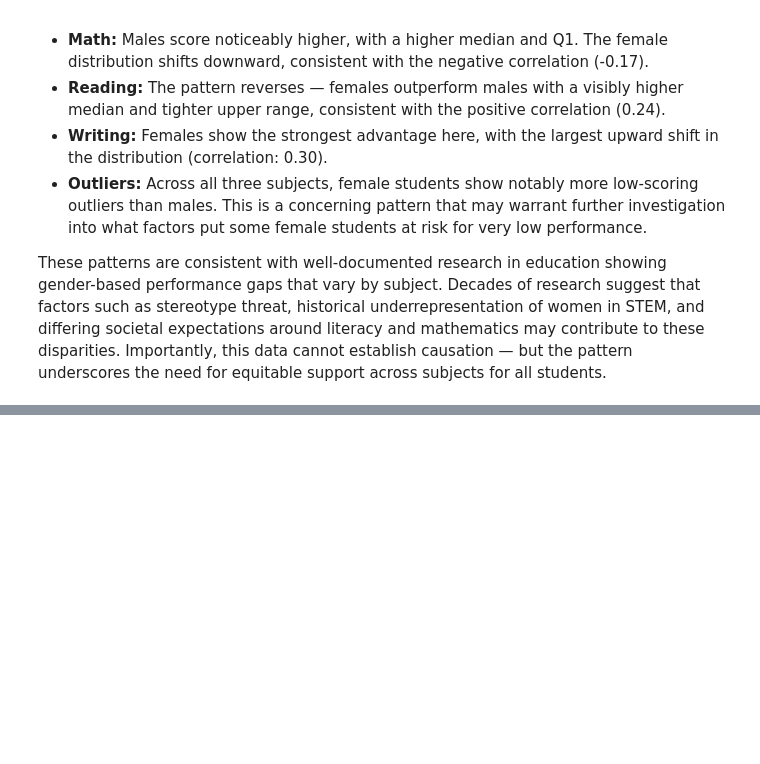
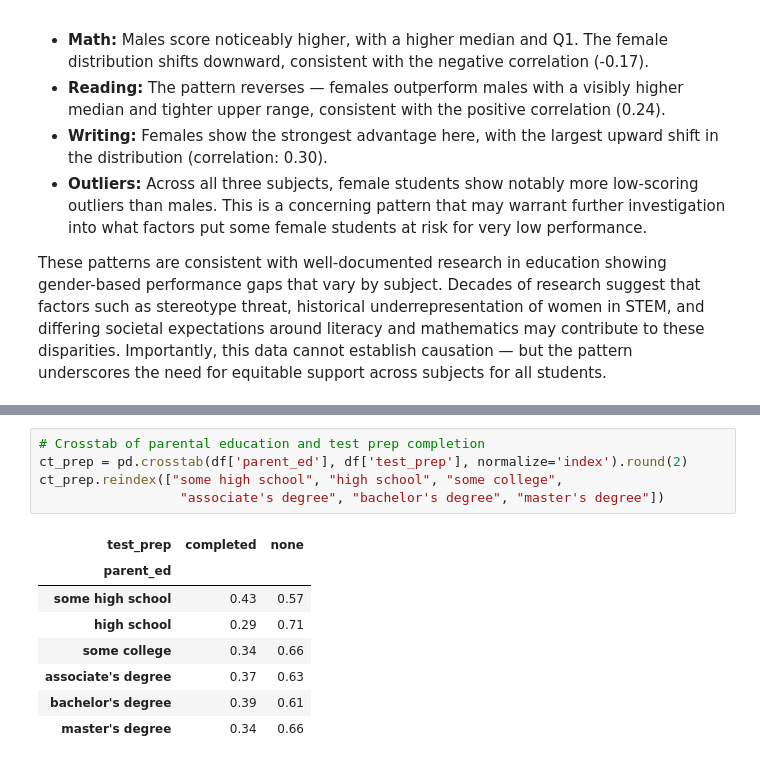
Before and after one commit to gracetulsi/datafun-06-eda, a Jupyter notebook: gracetulsi_eda.ipynb, the cells around one changed output, grey strips where cells are left out. Cells and saved outputs as stored; diff of their text form; blank space fills up the shorter version.

```diff
--- a/gracetulsi_eda.ipynb
+++ b/gracetulsi_eda.ipynb
@@ -371,0 +406,14 @@ These patterns are consistent with well-documented research in education showing
+# %%
+# Crosstab of parental education and test prep completion
+ct_prep = pd.crosstab(df['parent_ed'], df['test_prep'], normalize='index').round(2)
+ct_prep.reindex(["some high school", "high school", "some college",
+                  "associate's degree", "bachelor's degree", "master's degree"])
+# %% [output]
+| test_prep | completed | none |
+| parent_ed |  |  |
+| some high school | 0.43 | 0.57 |
+| high school | 0.29 | 0.71 |
+| some college | 0.34 | 0.66 |
+| associate's degree | 0.37 | 0.63 |
+| bachelor's degree | 0.39 | 0.61 |
+| master's degree | 0.34 | 0.66 |
```
Also changed, not shown: parts of 4 cells of this notebook.
